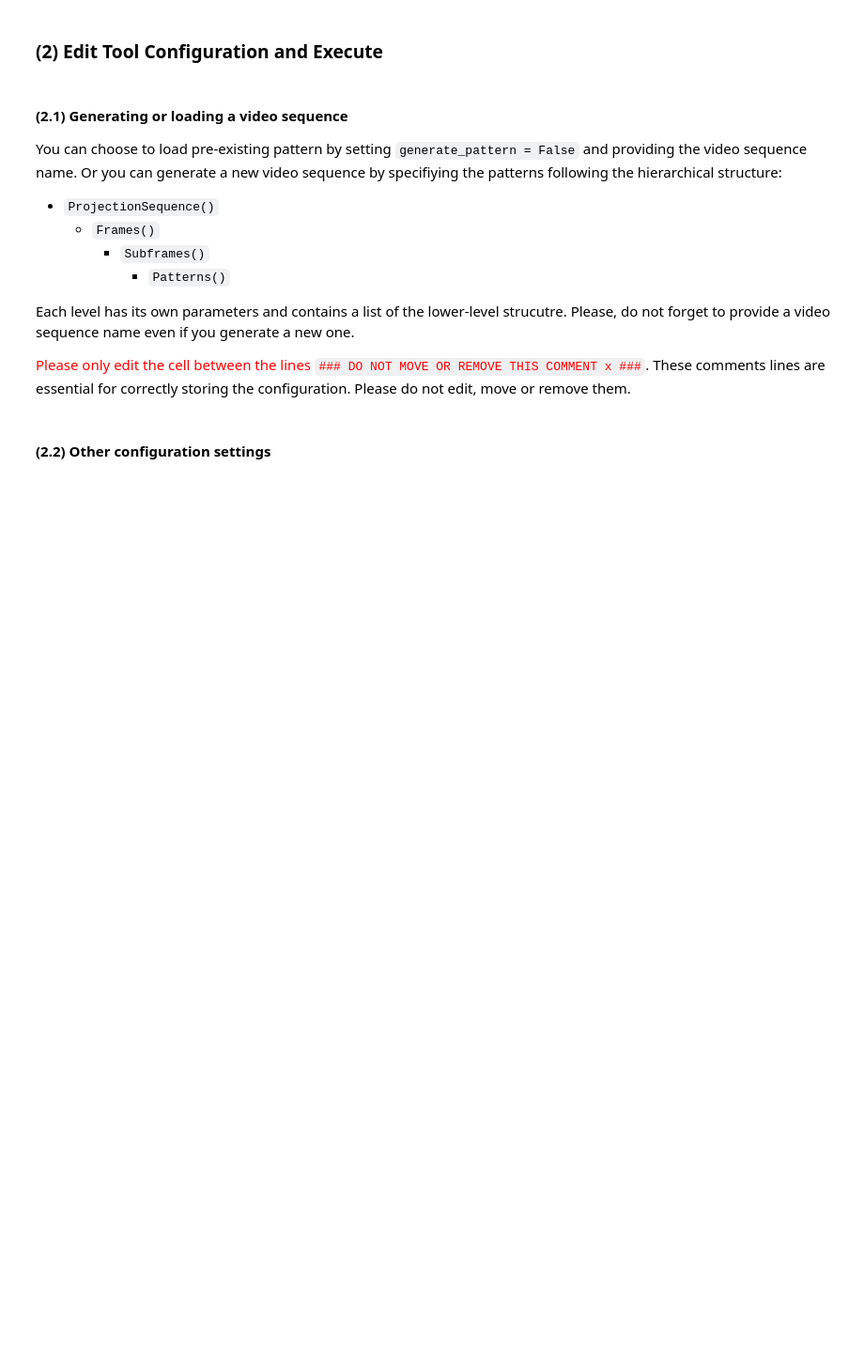
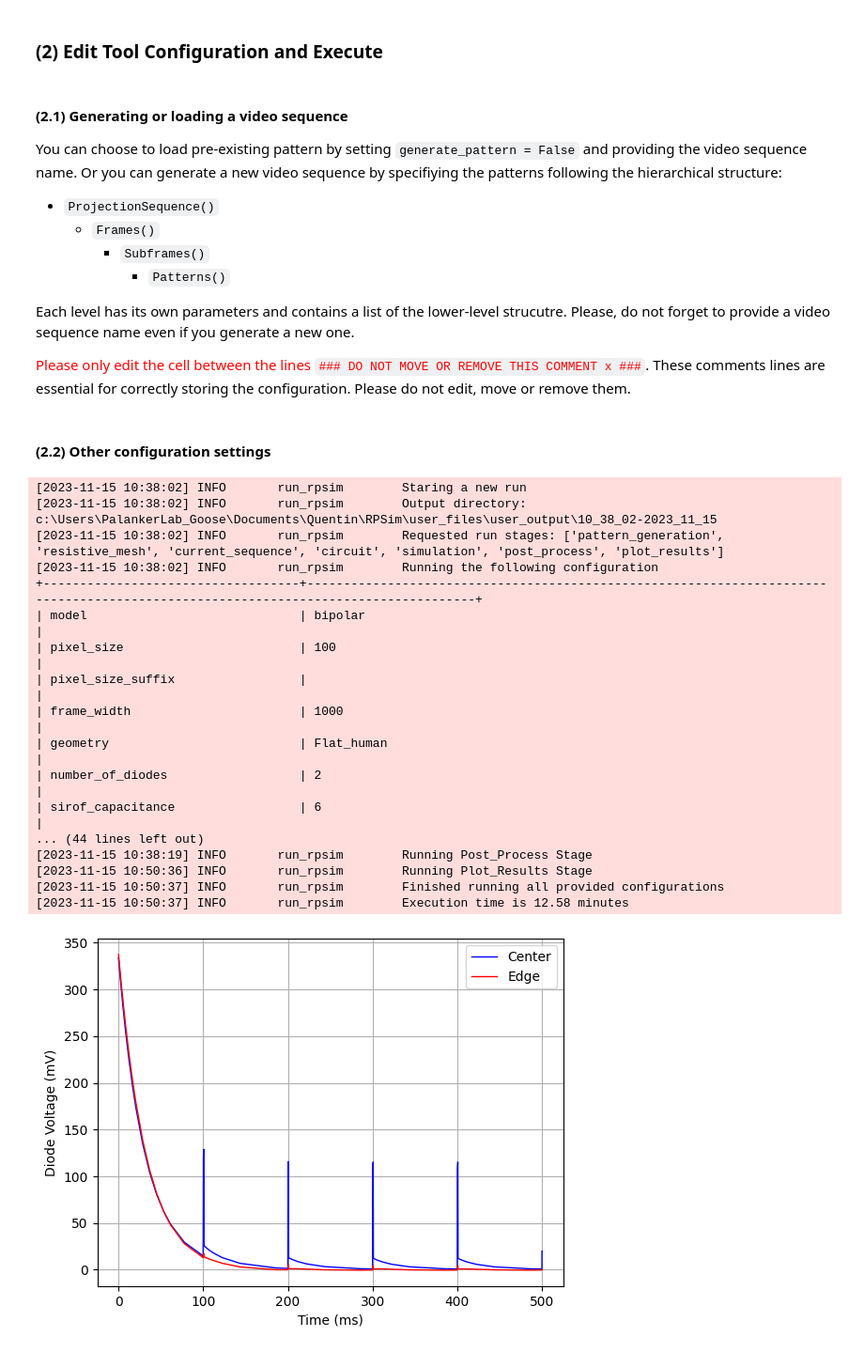
Before and after one commit to PalankerLab/RPSim, a Jupyter notebook: user_interface.ipynb, the cells around one changed output. Shown at 94% size. Cells and saved outputs as stored; diff of their text form; code cells hidden in the pictures; blank space fills up the shorter version.

Commit message:
Fixed minor bugs, the whole pipieline is running on Goose for PS100

```diff
--- a/user_interface.ipynb
+++ b/user_interface.ipynb
@@ -28,8 +28,8 @@ from utilities.common_utilities import save_cell
 ### PLASE EDIT BELOW - DO NOT MODIFY THIS COMMENT ###
 from run_stages.pattern_generation_stage import Text, Grating, Rectangle, Circle, FullField, Subframe, Frame, ProjectionSequence
 
-generate_pattern = True
-video_sequence_name = ["custom_06"]
+generate_pattern = False
+video_sequence_name = ["input_sample_1"]
 
 text_shapes_subframes = [
     Subframe(duration_ms=15, patterns=[Text(user_position=(0, 0), rotation=0, unit="pixel", text="C", gap_size = 1.5)]),
@@ -62,14 +62,14 @@ list_projections =  [ProjectionSequence(intensity=1.0, frequency=10, frames=list
 # Related to saving this cell
 path_projection_sequence_script = os.path.join(os.getcwd(), "proj_seq_script.py")
 # If the file already exists, it is previous configuration which should have been deleted
-if os.path.exists(path_projection_sequence_script):
-    os.remove(path_projection_sequence_script)
+os.remove(path_projection_sequence_script)  if os.path.exists(path_projection_sequence_script) else None
 %history -n -f proj_seq_script.py
 save_cell(path_projection_sequence_script, generate_pattern)
 # %% [markdown]
 #### (2.2) Other configuration settings
 # %%
 %run proj_seq_script.py
+os.remove(path_projection_sequence_script) if generate_pattern else None
 
 ### CONFIGURATION
 configuration = {}
@@ -122,31 +122,50 @@ configuration["monopolar"] = \
         # area
     "r_matrix_input_file_diagonal": f'r_matrix/COMSOL_results/{configuration["geometry"]}_PS{configuration["pixel_size"]}_EP_self.csv',
     "r_matrix_input_file_non_diagonal": f'r_matrix/COMSOL_results/{configuration["geometry"]}_PS{configuration["pixel_size"]}_EP_Rmat.csv',
     "r_matrix_simp_ratio": 0.1
     }
 
 # define input files for bipolar arrays
 configuration["bipolar"] = \
     {
     "additional_edges": 142,                                     # bipolar only: edge segments of the return
     "r_matrix_input_file_active": f'r_matrix/COMSOL_results/{configuration["geometry"]}_PS{configuration["pixel_size"]}_UCD_active.csv', #
     "r_matrix_input_file_return": f'r_matrix/COMSOL_results/{configuration["geometry"]}_PS{configuration["pixel_size"]}_UCD_return.csv', #
     "r_matrix_input_file_return_neighbor": f'r_matrix/COMSOL_results/{configuration["geometry"]}_PS{configuration["pixel_size"]}_UCD_return_neighbor.csv', #
-    #"r_matrix_input_file_return_near": f'r_matrix/COMSOL_results/{configuration["geometry"]}_PS{configuration["pixel_size"]}_UCD_return_near.csv', #
+    "r_matrix_input_file_return_near": f'r_matrix/COMSOL_results/{configuration["geometry"]}_PS{configuration["pixel_size"]}_UCD_return_near.csv', #
     "r_matrix_input_file_px_pos": f'r_matrix/COMSOL_results/PS{configuration["pixel_size"]}{configuration["pixel_size_suffix"]}_pos.csv' #
     }
 
 # post-process parameters
 configuration["post_process"] = \
     {
     "stimulation_duration_in_ms": 9.8,
     "analyze_time_dynamics": False,
     "pulse_start_time_in_ms": 200,
     "depth_values_in_um": None                                      # if None, defaults to all available in model
     }
 
 
 ### EXECUTION
 from RPSim import run_rpsim
 run_stages = None
 run_rpsim(configuration=configuration, run_stages=run_stages)
+# %% [output]
+[2023-11-15 10:38:02] INFO       run_rpsim        Staring a new run
+[2023-11-15 10:38:02] INFO       run_rpsim        Output directory: c:\Users\PalankerLab_Goose\Documents\Quentin\RPSim\user_files\user_output\10_38_02-2023_11_15
+[2023-11-15 10:38:02] INFO       run_rpsim        Requested run stages: ['pattern_generation', 'resistive_mesh', 'current_sequence', 'circuit', 'simulation', 'post_process', 'plot_results']
+[2023-11-15 10:38:02] INFO       run_rpsim        Running the following configuration
++-----------------------------------+-----------------------------------------------------------------------------------------------------------------------------------+
+| model                             | bipolar                                                                                                                           |
+| pixel_size                        | 100                                                                                                                               |
+| pixel_size_suffix                 |                                                                                                                                   |
+| frame_width                       | 1000                                                                                                                              |
+| geometry                          | Flat_human                                                                                                                        |
+| number_of_diodes                  | 2                                                                                                                                 |
+| sirof_capacitance                 | 6                                                                                                                                 |
+... (44 lines left out)
+[2023-11-15 10:38:19] INFO       run_rpsim        Running Post_Process Stage
+[2023-11-15 10:50:36] INFO       run_rpsim        Running Plot_Results Stage
+[2023-11-15 10:50:37] INFO       run_rpsim        Finished running all provided configurations
+[2023-11-15 10:50:37] INFO       run_rpsim        Execution time is 12.58 minutes
+[figure, added]
```
Also changed, not shown: parts of 1 cell of this notebook, 3 other files.
